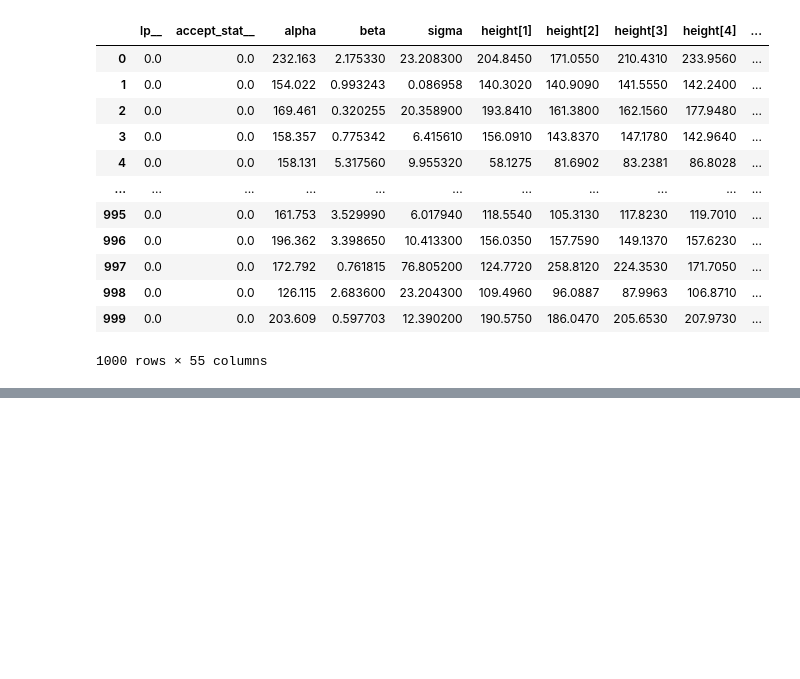
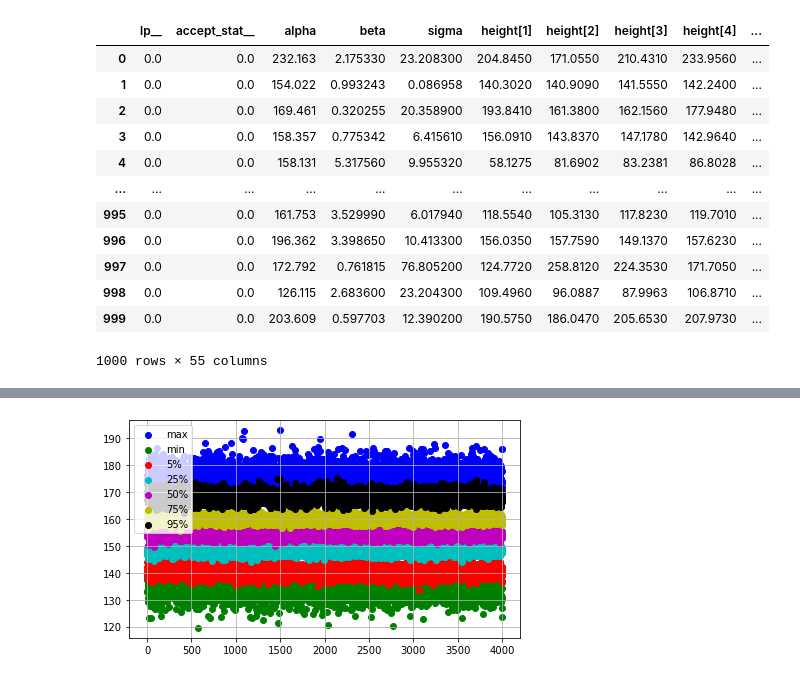
Before and after one commit to worker2396/Data_Analytics, a Jupyter notebook: lab_4.ipynb, the cells around one changed output, grey strips where cells are left out. Saved outputs shown, nothing was run; the diff lists cells and outputs as text; code cells hidden in the pictures; blank space fills up the shorter version.

```diff
--- a/lab_4.ipynb
+++ b/lab_4.ipynb
@@ -349,0 +400,32 @@ df_ppc
+# %%
+sim_height = fit.stan_variable('height')
+x_list = [i for i in range (len(sim_height))]
+max_height = []
+min_height = []
+
+five_quantile = []
+twofive_quantile = []
+fifty_quantile = []
+sevenFive_quantile = []
+nineFive_qantile = []
+for vector in sim_height:
+    five_quantile.append(np.percentile(vector,5))
+    twofive_quantile.append(np.percentile(vector,25))
+    fifty_quantile.append(np.percentile(vector,50))
+    sevenFive_quantile.append(np.percentile(vector,75))
+    nineFive_qantile.append(np.percentile(vector,95))
+    max_height.append(np.max(vector))
+    min_height.append(np.min(vector))
+
+fig, axes = plt.subplots(1,1,figsize=(7,4))
+plt.scatter(x_list, max_height, color = 'b')
+plt.scatter(x_list, min_height, color = 'g')
+plt.scatter(x_list, five_quantile, color = 'r')
+plt.scatter(x_list, twofive_quantile, color = 'c')
+plt.scatter(x_list, fifty_quantile,  color = 'm')
+plt.scatter(x_list, sevenFive_quantile, color = 'y')
+plt.scatter(x_list, nineFive_qantile,  color = 'k')
+plt.legend(['max','min','5%','25%','50%','75%','95%'])
+plt.grid()
+# %% [output]
+[figure, added]
```
Also changed, not shown: parts of 5 cells of this notebook.
